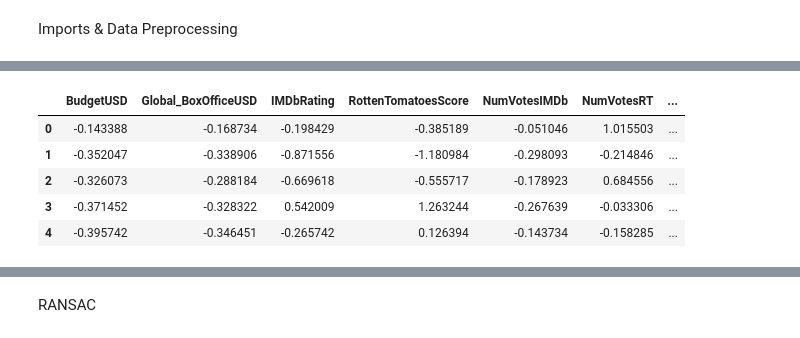
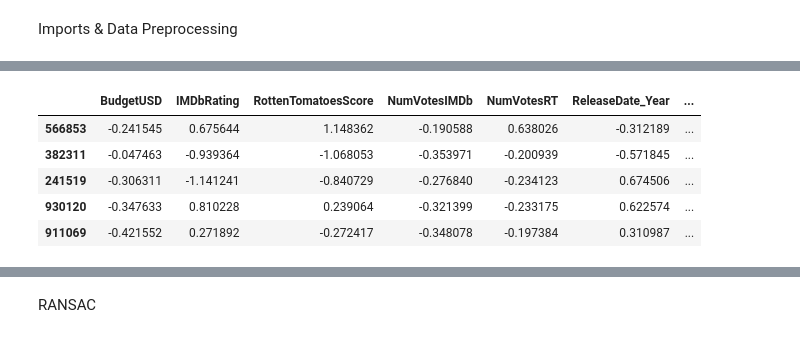
Before and after one commit to AlvarodelaHerran/ML_Movies_Proyect, a Jupyter notebook: regression.ipynb, the cells around one changed output, grey strips where cells are left out. Cells and saved outputs as stored; diff of their text form; code cells hidden in the pictures.

```diff
--- a/regression.ipynb
+++ b/regression.ipynb
@@ -7,10 +7,24 @@ import matplotlib.pyplot as plt
 from sklearn.preprocessing import StandardScaler
 from sklearn.linear_model import RANSACRegressor
 from sklearn.linear_model import LinearRegression
+from sklearn.model_selection import train_test_split
 
 path = './data/movies_dataset.csv'
 
 df = pd.read_csv(path)
+
+#We split the dataset intro train and test, and parameters and target
+X = df.drop(columns=['Global_BoxOfficeUSD'])
+y = df['Global_BoxOfficeUSD']
+
+# Hacer el split ANTES de cualquier transformación
+X_train, X_test, y_train, y_test = train_test_split(
+    X,
+    y,
+    test_size=0.2,       # 20% test
+    random_state=42,     # for replicability
+    shuffle=True
+)
 
 #We drop the columns that had a high correlation with 'Global_BoxOfficeUSD' as identified during the data cleaning
 to_drop = [
@@ -18,28 +32,28 @@ to_drop = [
     'Opening_Day_SalesUSD',
     'One_Week_SalesUSD'
 ]
-to_drop = [c for c in to_drop if c in df.columns]
+to_drop = [c for c in to_drop if c in X_train.columns]
 if len(to_drop) > 0:
-    df = df.drop(columns=to_drop)
+    X_train = X_train.drop(columns=to_drop)
 else:
     print("Columns have already been dropped")
 
 #We extract year, month and day from the release date, useful to  detect seasonal patterns
-df['ReleaseDate'] = pd.to_datetime(df['ReleaseDate'], dayfirst=True, errors='coerce')
-df['ReleaseDate_Year'] = df['ReleaseDate'].dt.year
-df['ReleaseDate_Month'] = df['ReleaseDate'].dt.month
-df['ReleaseDate_Day'] = df['ReleaseDate'].dt.day
+X_train['ReleaseDate'] = pd.to_datetime(X_train['ReleaseDate'], dayfirst=True, errors='coerce')
+X_train['ReleaseDate_Year'] = X_train['ReleaseDate'].dt.year
+X_train['ReleaseDate_Month'] = X_train['ReleaseDate'].dt.month
+X_train['ReleaseDate_Day'] = X_train['ReleaseDate'].dt.day
 
 #Numerical column scaling
 cols_to_scale = [
-    'BudgetUSD', 'Global_BoxOfficeUSD',
+    'BudgetUSD',
     'NumVotesIMDb', 'NumVotesRT',
     'IMDbRating', 'RottenTomatoesScore',
     'ReleaseDate_Year', 'ReleaseDate_Month', 'ReleaseDate_Day'
 ]
 scaler = StandardScaler()
-df_scaled = df.copy()
-df_scaled[cols_to_scale] = scaler.fit_transform(df[cols_to_scale])
+X_train_scaled = X_train.copy()
+X_train_scaled[cols_to_scale] = scaler.fit_transform(X_train[cols_to_scale])
 
 #We also drop some non-numerical columns that are not relevant for specific models
 to_drop = [
@@ -50,16 +64,41 @@ to_drop = [
     'ReleaseYear', #numerical but duplicated, as we will convert ReleaseDate to separate year, month and day columns
     'ReleaseDate'  #already used, to get the year, month and day columns
 ]
-to_drop = [c for c in to_drop if c in df_scaled.columns]
+to_drop = [c for c in to_drop if c in X_train_scaled.columns]
 if len(to_drop) > 0:
-    df_numerical = df_scaled.drop(columns=to_drop)
+    X_train_numerical = X_train_scaled.drop(columns=to_drop)
 else:
     print("Columns have already been dropped")
 
 #There are not too many different genres/countries, so they can be useful if we one-hot encode them
-df_numerical = pd.get_dummies(df_numerical, columns=['Genre'], prefix='Genre')
-df_numerical = pd.get_dummies(df_numerical, columns=['Country'], prefix='Country')
+X_train_numerical = pd.get_dummies(X_train_numerical, columns=['Genre'], prefix='Genre')
+X_train_numerical = pd.get_dummies(X_train_numerical, columns=['Country'], prefix='Country')
 
-print("Final dataset shape:", df_numerical.shape)
-df_numerical.head()
+#We apply the same transformations to the test set
+
+# ReleaseDate → year / month / day
+X_test['ReleaseDate'] = pd.to_datetime(X_test['ReleaseDate'], dayfirst=True, errors='coerce')
+X_test['ReleaseDate_Year'] = X_test['ReleaseDate'].dt.year
+X_test['ReleaseDate_Month'] = X_test['ReleaseDate'].dt.month
+X_test['ReleaseDate_Day'] = X_test['ReleaseDate'].dt.day
+
+# Drop same correlated columns
+X_test = X_test.drop(columns=to_drop, errors='ignore')
+
+# Scaling (use transform only!)
+X_test_scaled = X_test.copy()
+X_test_scaled[cols_to_scale] = scaler.transform(X_test[cols_to_scale])
+
+# Drop the same non-numerical columns
+X_test_numerical = X_test_scaled.drop(columns=to_drop, errors='ignore')
+
+# One-hot encoding: ensure same columns as train
+X_test_numerical = pd.get_dummies(X_test_numerical, columns=['Genre'], prefix='Genre')
+X_test_numerical = pd.get_dummies(X_test_numerical, columns=['Country'], prefix='Country')
+
+# Reindex to match train columns
+X_test_numerical = X_test_numerical.reindex(columns=X_train_numerical.columns, fill_value=0)
+
+print("Final dataset shape:", X_train_numerical.shape)
+X_train_numerical.head()
 # %% [output]
@@ -67,6 +106,6 @@ Final dataset shape: (999999, 27)
-|  | BudgetUSD | Global_BoxOfficeUSD | IMDbRating | RottenTomatoesScore | NumVotesIMDb | NumVotesRT | ... |
-| 0 | -0.143388 | -0.168734 | -0.198429 | -0.385189 | -0.051046 | 1.015503 | ... |
-| 1 | -0.352047 | -0.338906 | -0.871556 | -1.180984 | -0.298093 | -0.214846 | ... |
-| 2 | -0.326073 | -0.288184 | -0.669618 | -0.555717 | -0.178923 | 0.684556 | ... |
-| 3 | -0.371452 | -0.328322 | 0.542009 | 1.263244 | -0.267639 | -0.033306 | ... |
-| 4 | -0.395742 | -0.346451 | -0.265742 | 0.126394 | -0.143734 | -0.158285 | ... |
+|  | BudgetUSD | IMDbRating | RottenTomatoesScore | NumVotesIMDb | NumVotesRT | ReleaseDate_Year | ... |
+| 566853 | -0.241545 | 0.675644 | 1.148362 | -0.190588 | 0.638026 | -0.312189 | ... |
+| 382311 | -0.047463 | -0.939364 | -1.068053 | -0.353971 | -0.200939 | -0.571845 | ... |
+| 241519 | -0.306311 | -1.141241 | -0.840729 | -0.276840 | -0.234123 | 0.674506 | ... |
+| 930120 | -0.347633 | 0.810228 | 0.239064 | -0.321399 | -0.233175 | 0.622574 | ... |
+| 911069 | -0.421552 | 0.271892 | -0.272417 | -0.348078 | -0.197384 | 0.310987 | ... |
```
Also changed, not shown: parts of 3 cells of this notebook.
